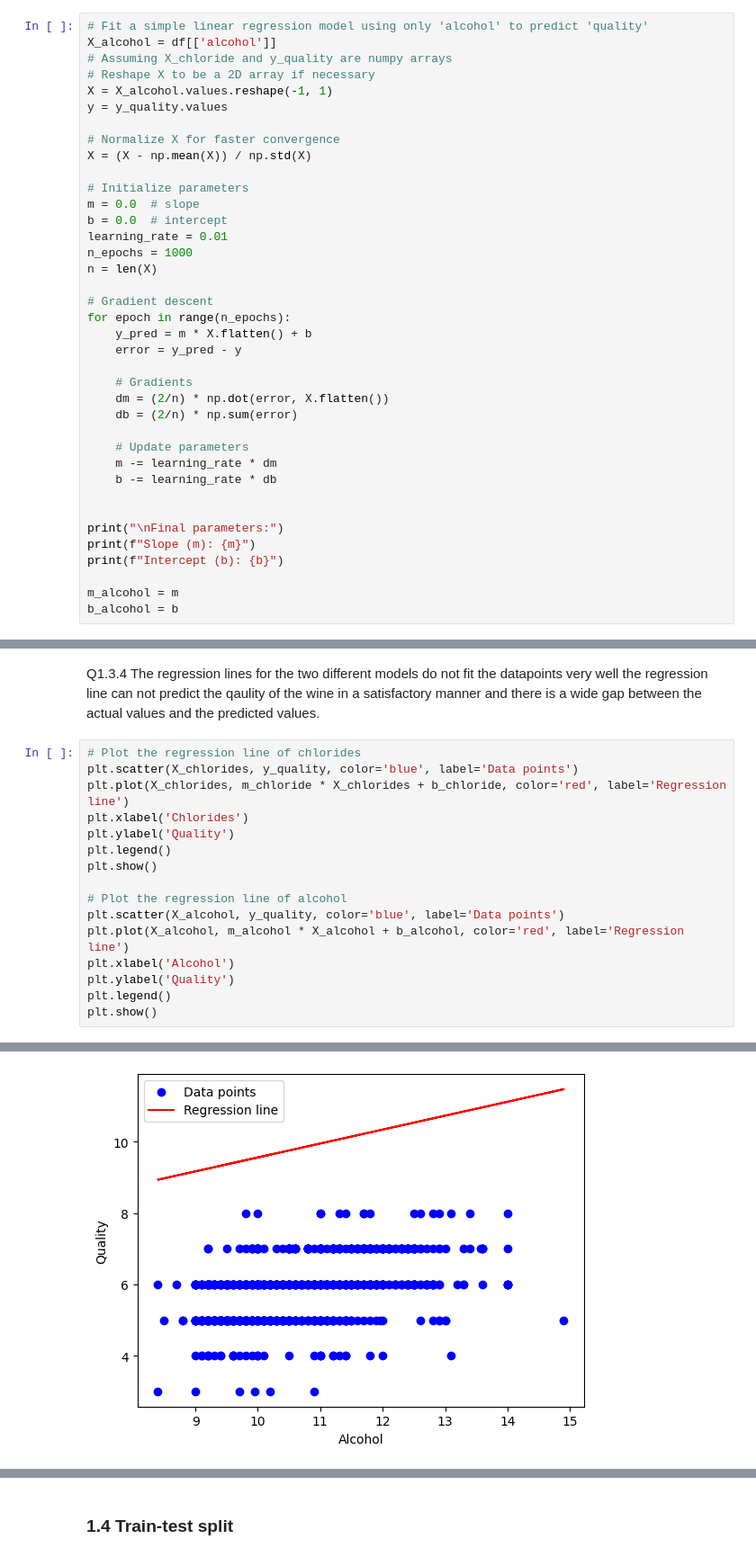
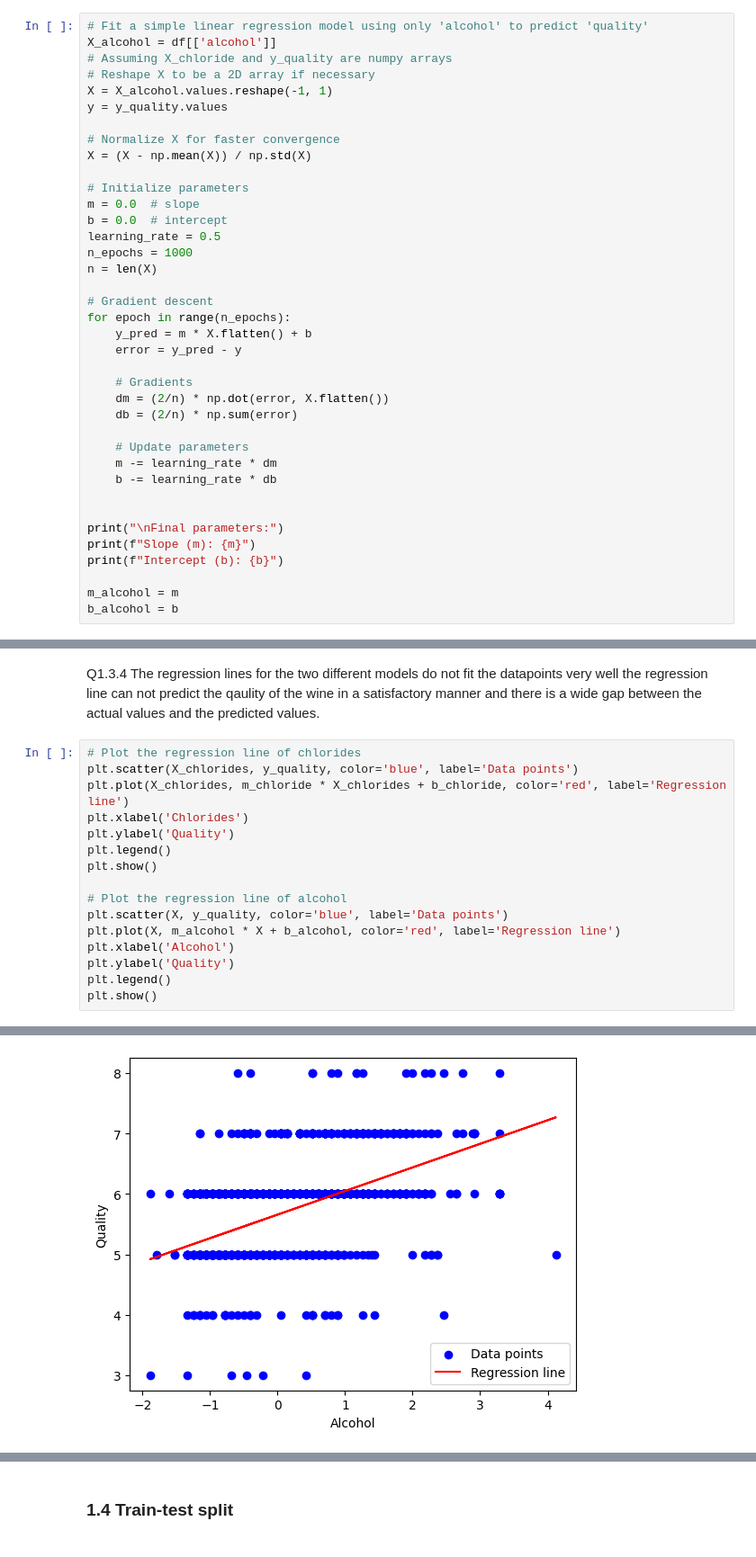
Before and after one commit to JanOlav04/Oblig1Maskin, a Jupyter notebook: main.ipynb, the cells around one changed output, grey strips where cells are left out. Shown at 90% size. Cells and saved outputs as stored; diff of their text form.

```diff
--- a/main.ipynb
+++ b/main.ipynb
@@ -162,7 +162,7 @@ X = (X - np.mean(X)) / np.std(X)
 # Initialize parameters
 m = 0.0  # slope
 b = 0.0  # intercept
-learning_rate = 0.01
+learning_rate = 0.5
 n_epochs = 1000
 n = len(X)
 
@@ -215,19 +215,19 @@ The regression lines for the two different models do not fit the datapoints very
 # %%
 # Plot the regression line of chlorides
 plt.scatter(X_chlorides, y_quality, color='blue', label='Data points')
 plt.plot(X_chlorides, m_chloride * X_chlorides + b_chloride, color='red', label='Regression line')
 plt.xlabel('Chlorides')
 plt.ylabel('Quality')
 plt.legend()
 plt.show()
 
 # Plot the regression line of alcohol
-plt.scatter(X_alcohol, y_quality, color='blue', label='Data points')
-plt.plot(X_alcohol, m_alcohol * X_alcohol + b_alcohol, color='red', label='Regression line')
+plt.scatter(X, y_quality, color='blue', label='Data points')
+plt.plot(X, m_alcohol * X + b_alcohol, color='red', label='Regression line')
 plt.xlabel('Alcohol')
 plt.ylabel('Quality')
 plt.legend()
 plt.show()
 # %% [output]
 [figure]
-[figure, old version]
+[figure, new version]
```
Also changed, not shown: parts of 24 cells of this notebook.
